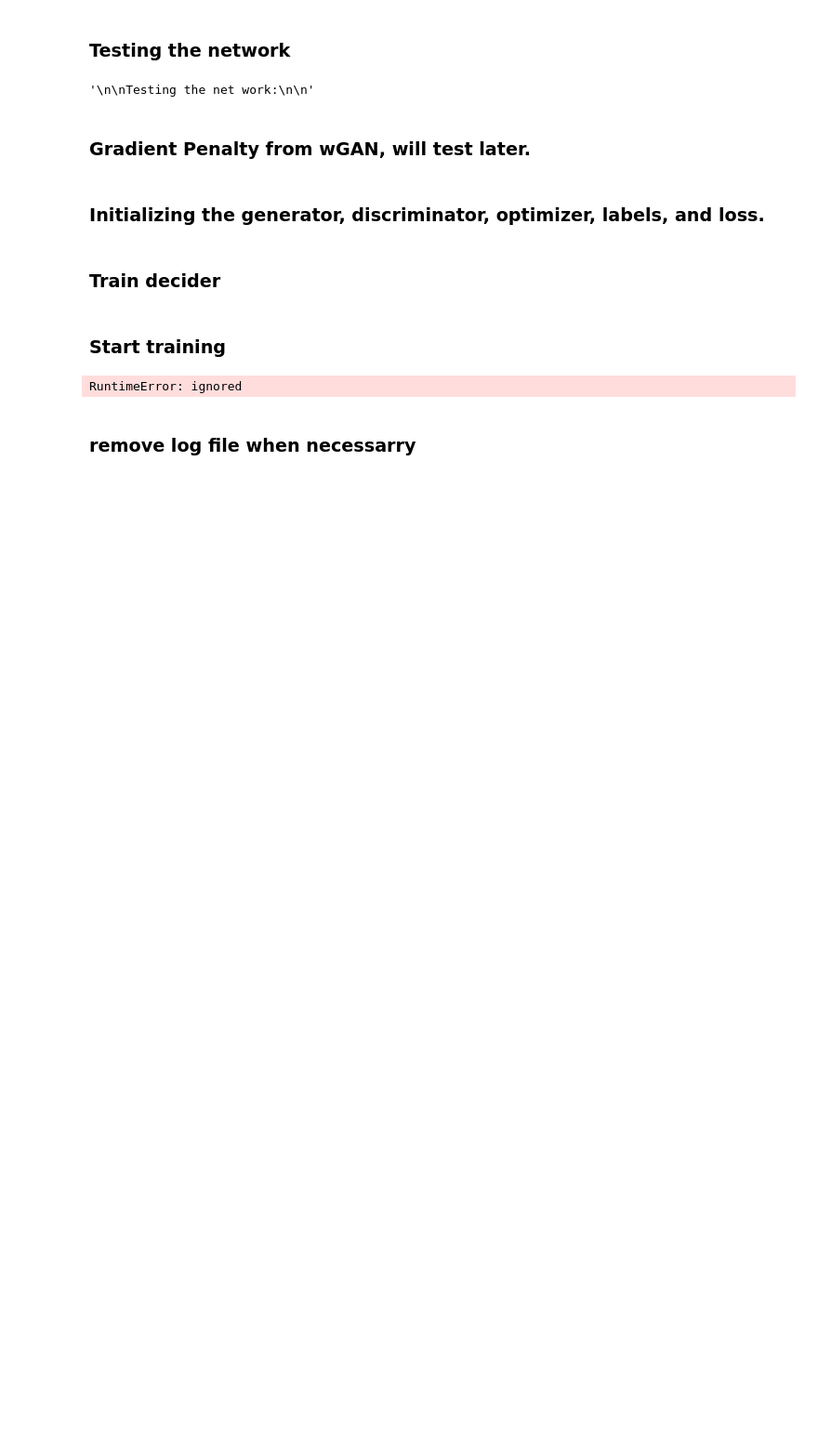
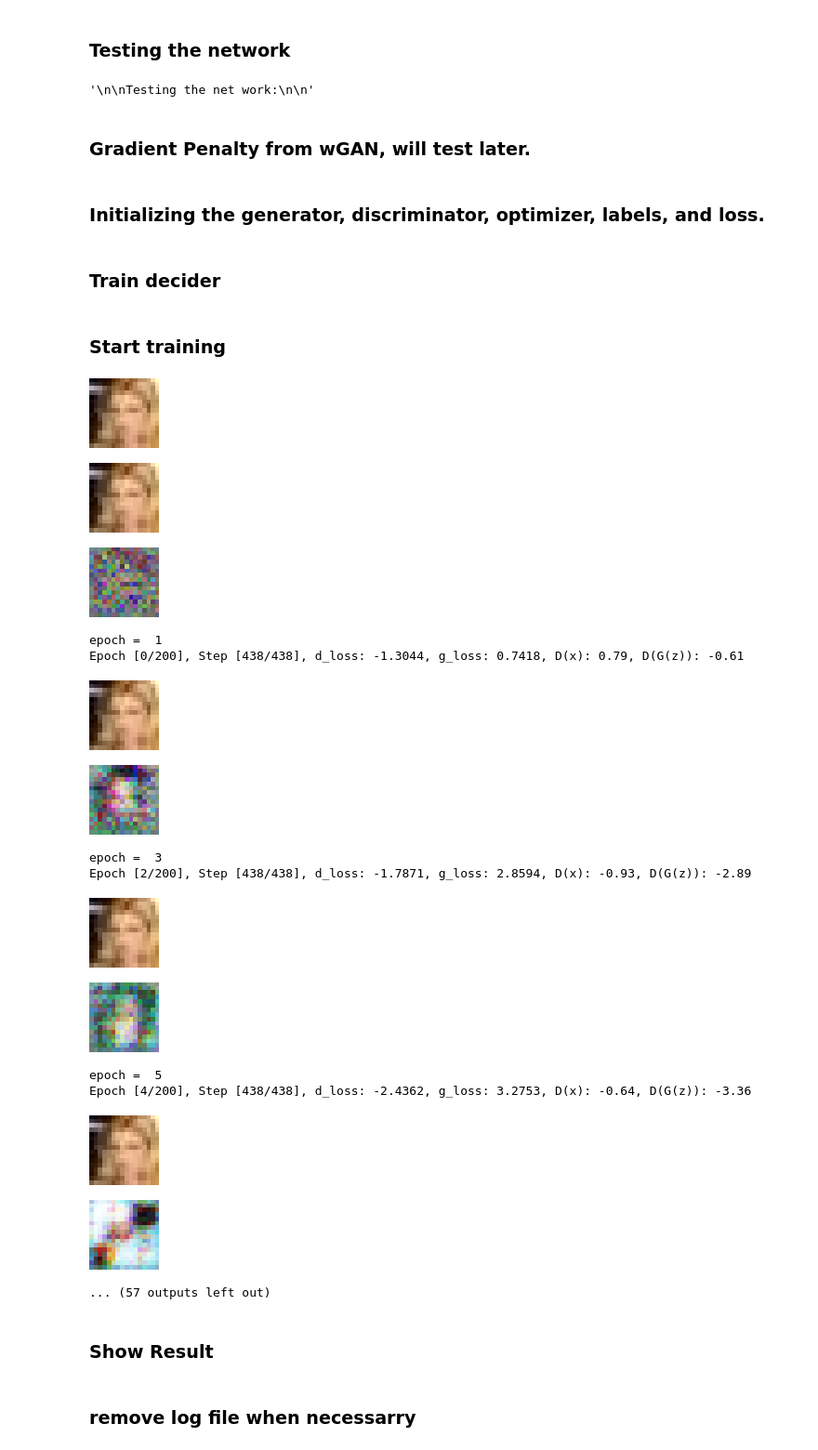
Before and after one commit to Stanfording/small_GAN_testing, a Jupyter notebook: 64_cele_small_try.ipynb, the cells around one changed output. Shown at 93% size. Drawn from its saved outputs; the diff is of its cells as text; code cells hidden in the pictures; blank space fills up the shorter version.

Commit message:
16 resolution, unrolled GAN skill used

```diff
--- a/64_cele_small_try.ipynb
+++ b/64_cele_small_try.ipynb
@@ -43,19 +44,19 @@ from skimage import io
 
 batch_size = 64
 
-resolution = 64
+resolution = 16
 
 img_fold_dir_64_reso = f"/content/proCeleba/{resolution}"
 
 iteration = 200
 
-critic = 28000 // batch_size // 5          #Train generator 5 times per epoch
+critic = 5          #Train generator 5 times per epoch
 
 eval_size = 25
 
 laten_space = 100
 
-score_dif = 0.1
+updatD_step = critic - 4
 
 device = t.device('cuda' if t.cuda.is_available() else 'cpu')
 
@@ -253,10 +305,10 @@ def compute_gradient_penalty(D, real_samples, fake_samples, current_batch_size):
 # %%
 generator = G().to(device)
 discriminator = D().to(device)
+discriminatorReal = D().to(device)
 
-
-G_optimizer = t.optim.Adam(generator.parameters(), lr = 0.0001)
-D_optimizer = t.optim.Adam(discriminator.parameters(), lr = 0.0001)
+G_optimizer = t.optim.Adam(generator.parameters(), lr = 0.00001)
+D_optimizer = t.optim.Adam(discriminator.parameters(), lr = 0.00001)
 
 label_real = t.ones((batch_size, 1)).to(device)
 label_fake = t.zeros((batch_size, 1)).to(device)
@@ -299,6 +351,8 @@ for i in range(iteration):
     # g_fake_loss = t.Tensor([2])
 
     # g_total_loss = 0
+
+    d_step = 0
 
     for j in p:
 
@@ -333,50 +387,66 @@ for i in range(iteration):
         total_loss.backward()
         D_optimizer.step()
 
+        d_step += 1
+
+        if d_step == updatD_step:
+
+          discriminatorReal.load_state_dict(discriminator.state_dict().copy())
 
 
 
-        #Training the G
-
-        # input_noise = t.normal(0, 1, size = (current_batch_size, 1, 1, laten_space)).to(device)
-        # fake = generator(input_noise, current_batch_size)
-        # fake_score = discriminator(fake)
-        # g_fake_loss = -t.mean(fake_score)
-        # g_total_loss += g_fake_loss
 
         if j % critic == 0:
           input_noise = t.normal(0, 1, size = (current_batch_size, 1, 1, laten_space)).to(device)
           fake = generator(input_noise, current_batch_size)
           fake_score = discriminator(fake)
           g_fake_loss = -t.mean(fake_score)
-          #g_total_loss = t.mean(g_total_loss)
           discriminator.zero_grad()
           generator.zero_grad()
           g_fake_loss.backward()
           G_optimizer.step()
-          #g_total_loss = 0
+          discriminator.load_state_dict(discriminatorReal.state_dict().copy())
+          D_optimizer = t.optim.Adam(discriminator.parameters(), lr = 0.00001)
+          d_step = 0
 
 
 
         mse = "Epoch: " + batchNum
 
         p.set_description(mse)
 
         p.set_postfix(G_loss = g_fake_loss.item(), D_total_loss = total_loss.item(), real_score = real_score.mean().item(), fake_score = fake_score.mean().item())
 
     if i == 0:
         showOneImge(real[0], 99999, True)
 
     if i % 2 == 0:
 
       showOneImge(real[0], 99999, False)
       showOneImge(fake[0], i, False)
       print("epoch = ", i + 1)
       print('Epoch [{}/{}], Step [{}/{}], d_loss: {:.4f}, g_loss: {:.4f}, D(x): {:.2f}, D(G(z)): {:.2f}'.format(i, iteration, j+1, total_data_len // batch_size + 1, total_loss.item(), g_fake_loss.item(), real_score.mean().item(), fake_score.mean().item()))
 
 
     if i % 50 == 0:
       t.save(generator.state_dict(), f'{log_folder}/checkpoint/{str(i + 1).zfill(6)}_g.model')
       t.save(discriminator.state_dict(), f'{log_folder}/checkpoint/{str(i + 1).zfill(6)}_d.model')
 # %% [output]
+[figure, added]
+[figure, added]
+[figure, added]
-RuntimeError: ignored
+epoch =  1
+Epoch [0/200], Step [438/438], d_loss: -1.3044, g_loss: 0.7418, D(x): 0.79, D(G(z)): -0.61
+[figure, added]
+[figure, added]
+epoch =  3
+Epoch [2/200], Step [438/438], d_loss: -1.7871, g_loss: 2.8594, D(x): -0.93, D(G(z)): -2.89
+[figure, added]
+[figure, added]
+epoch =  5
+Epoch [4/200], Step [438/438], d_loss: -2.4362, g_loss: 3.2753, D(x): -0.64, D(G(z)): -3.36
+[figure, added]
+[figure, added]
+... (57 outputs left out)
+# %% [markdown]
+### Show Result
```
Also changed, not shown: parts of 4 cells of this notebook.
